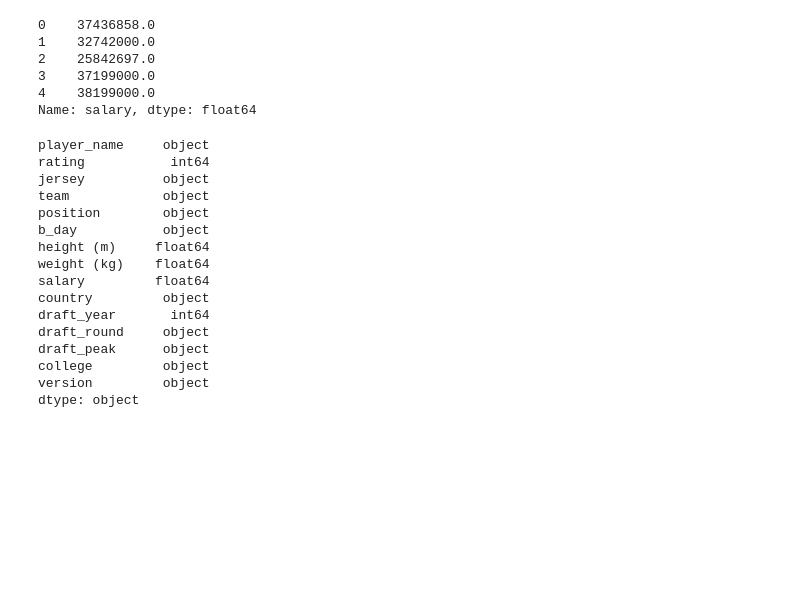
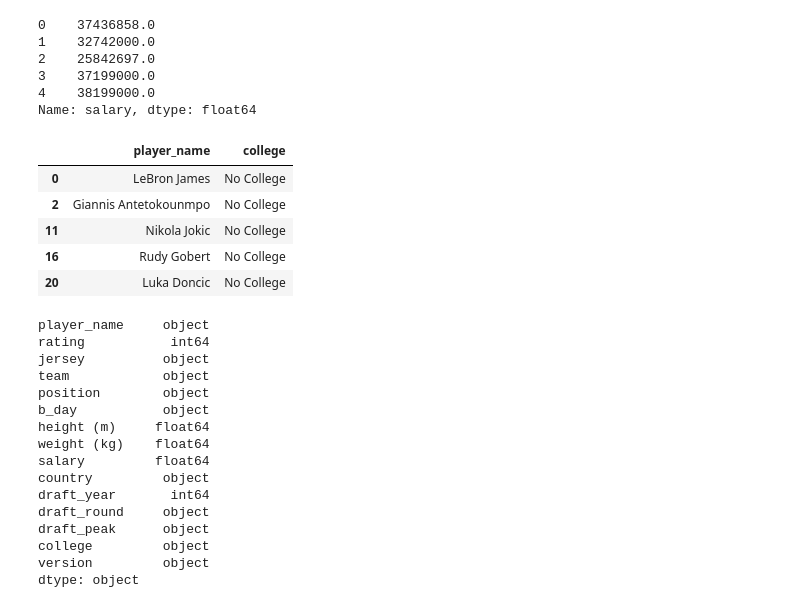
Before and after one commit to denizsimsek8/DATA-SCIENCE-PROJECT, a Jupyter notebook: NBA2K20.ipynb, the cells around one changed output. Saved outputs shown, nothing was run; the diff lists cells and outputs as text; code cells hidden in the pictures; blank space fills up the shorter version.

```diff
--- a/NBA2K20.ipynb
+++ b/NBA2K20.ipynb
@@ -178,6 +171,19 @@ display(data['salary'].head())
 3    37199000.0
 4    38199000.0
 Name: salary, dtype: float64
+# %%
+# College kısmı boş olanları No College olarak doldurduk.
+
+data['college'].fillna('No College', inplace=True)
+no_college_players = data[data['college'] == 'No College']
+display(no_college_players[['player_name', 'college']].head(5))
+# %% [output]
+|  | player_name | college |
+| 0 | LeBron James | No College |
+| 2 | Giannis Antetokounmpo | No College |
+| 11 | Nikola Jokic | No College |
+| 16 | Rudy Gobert | No College |
+| 20 | Luka Doncic | No College |
 # %%
 # type of data
 
```
Also changed, not shown: parts of 9 cells of this notebook.
